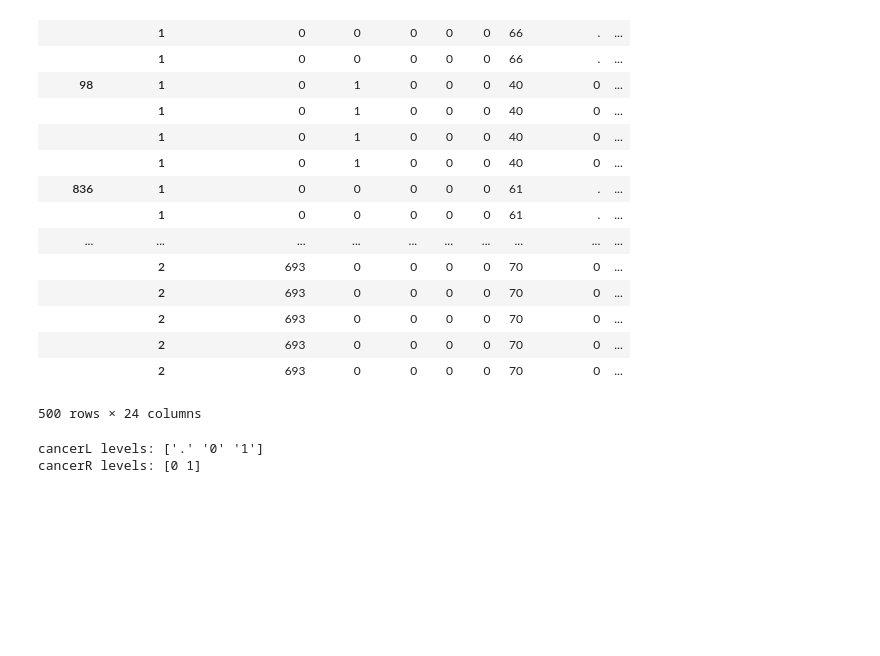
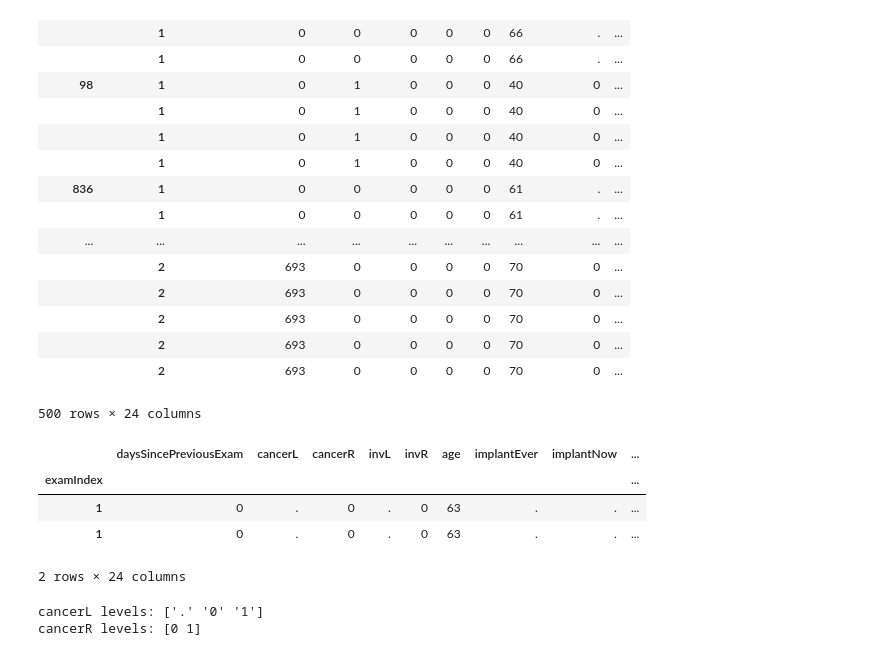
Before and after one commit to lishen/end2end-all-conv, a Jupyter notebook: MetaMan.ipynb, the cells around one changed output. Cells and saved outputs as stored; diff of their text form; code cells hidden in the pictures; blank space fills up the shorter version.

```diff
--- a/MetaMan.ipynb
+++ b/MetaMan.ipynb
@@ -145,6 +145,14 @@ tbl_exam_img_indexed
 |  | 2 | 693 | 0 | 0 | 0 | 0 | 70 | 0 | ... |
 |  | 2 | 693 | 0 | 0 | 0 | 0 | 70 | 0 | ... |
 500 rows × 24 columns
+# %%
+tbl_exam_img_indexed.loc[(64073,)]
+# %% [output]
+|  | daysSincePreviousExam | cancerL | cancerR | invL | invR | age | implantEver | implantNow | ... |
+| examIndex |  |  |  |  |  |  |  |  | ... |
+| 1 | 0 | . | 0 | . | 0 | 63 | . | . | ... |
+| 1 | 0 | . | 0 | . | 0 | 63 | . | . | ... |
+2 rows × 24 columns
 # %%
 print 'cancerL levels:', unique(tbl_exam_img_indexed.cancerL)
 print 'cancerR levels:', unique(tbl_exam_img_indexed.cancerR)
```
Also changed, not shown: parts of 1 cell of this notebook, 2 other files.
